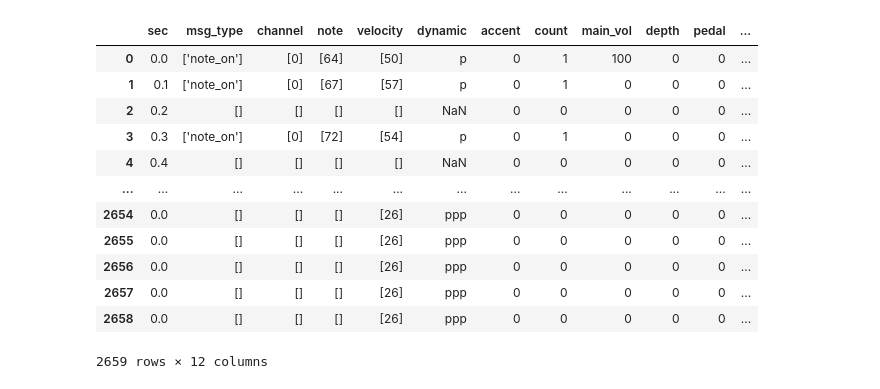
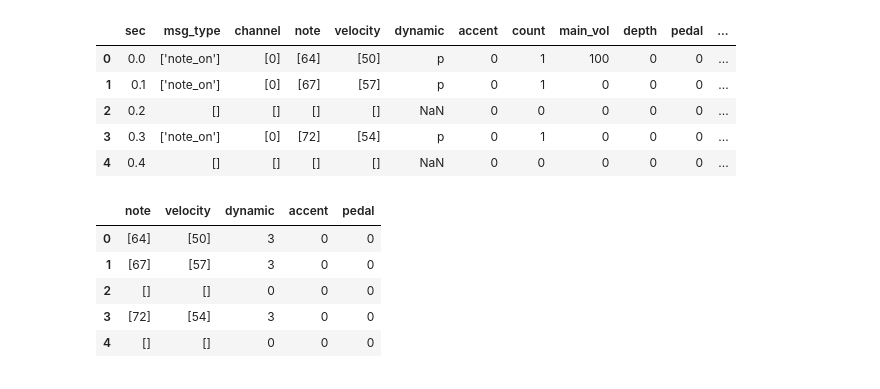
Before and after one commit to PSLeon24/Automatic_Piano_Evaluation_via_LLM, a Jupyter notebook: Automatic Piano Evaluation with ChatGPT.ipynb, the cells around one changed output. Saved outputs shown, nothing was run; the diff lists cells and outputs as text; code cells hidden in the pictures.

```diff
--- a/Automatic Piano Evaluation with ChatGPT.ipynb
+++ b/Automatic Piano Evaluation with ChatGPT.ipynb
@@ -3,9 +3,12 @@ import pandas as pd
 import numpy as np
 import matplotlib.pyplot as plt
 import openai
+from openai import OpenAI
+from tqdm import tqdm
 import os
 from config import OPENAI_API_KEY
 
+pd.set_option('future.no_silent_downcasting', True)
 openai.api_key = OPENAI_API_KEY
 # %%
 bach_path = 'midi_data/bach/'
@@ -17,21 +20,14 @@ mozart_path = 'midi_data/mozart/'
 input_data = pd.read_csv(os.path.join(bach_path, 'hyunsung', 'bach_note_perfect1.csv'))
 target_data = pd.read_csv(os.path.join(bach_path, 'bach_note_target.csv'))
 # %%
-input_data
+input_data.head()
 # %% [output]
 |  | sec | msg_type | channel | note | velocity | dynamic | accent | count | main_vol | depth | pedal | ... |
 | 0 | 0.0 | ['note_on'] | [0] | [64] | [50] | p | 0 | 1 | 100 | 0 | 0 | ... |
 | 1 | 0.1 | ['note_on'] | [0] | [67] | [57] | p | 0 | 1 | 0 | 0 | 0 | ... |
 | 2 | 0.2 | [] | [] | [] | [] | NaN | 0 | 0 | 0 | 0 | 0 | ... |
 | 3 | 0.3 | ['note_on'] | [0] | [72] | [54] | p | 0 | 1 | 0 | 0 | 0 | ... |
 | 4 | 0.4 | [] | [] | [] | [] | NaN | 0 | 0 | 0 | 0 | 0 | ... |
-| ... | ... | ... | ... | ... | ... | ... | ... | ... | ... | ... | ... | ... |
-| 2654 | 0.0 | [] | [] | [] | [26] | ppp | 0 | 0 | 0 | 0 | 0 | ... |
-| 2655 | 0.0 | [] | [] | [] | [26] | ppp | 0 | 0 | 0 | 0 | 0 | ... |
-| 2656 | 0.0 | [] | [] | [] | [26] | ppp | 0 | 0 | 0 | 0 | 0 | ... |
-| 2657 | 0.0 | [] | [] | [] | [26] | ppp | 0 | 0 | 0 | 0 | 0 | ... |
-| 2658 | 0.0 | [] | [] | [] | [26] | ppp | 0 | 0 | 0 | 0 | 0 | ... |
-2659 rows × 12 columns
 # %%
 def filter_pedal(pedal_value):
     if isinstance(pedal_value, str):
@@ -73,0 +72,9 @@ target_df['pedal'] = target_df['pedal'].apply(filter_pedal)
+# %%
+input_df.head()
+# %% [output]
+|  | note | velocity | dynamic | accent | pedal |
+| 0 | [64] | [50] | 3 | 0 | 0 |
+| 1 | [67] | [57] | 3 | 0 | 0 |
+| 2 | [] | [] | 0 | 0 | 0 |
+| 3 | [72] | [54] | 3 | 0 | 0 |
+| 4 | [] | [] | 0 | 0 | 0 |
```
Also changed, not shown: parts of 9 cells of this notebook.
